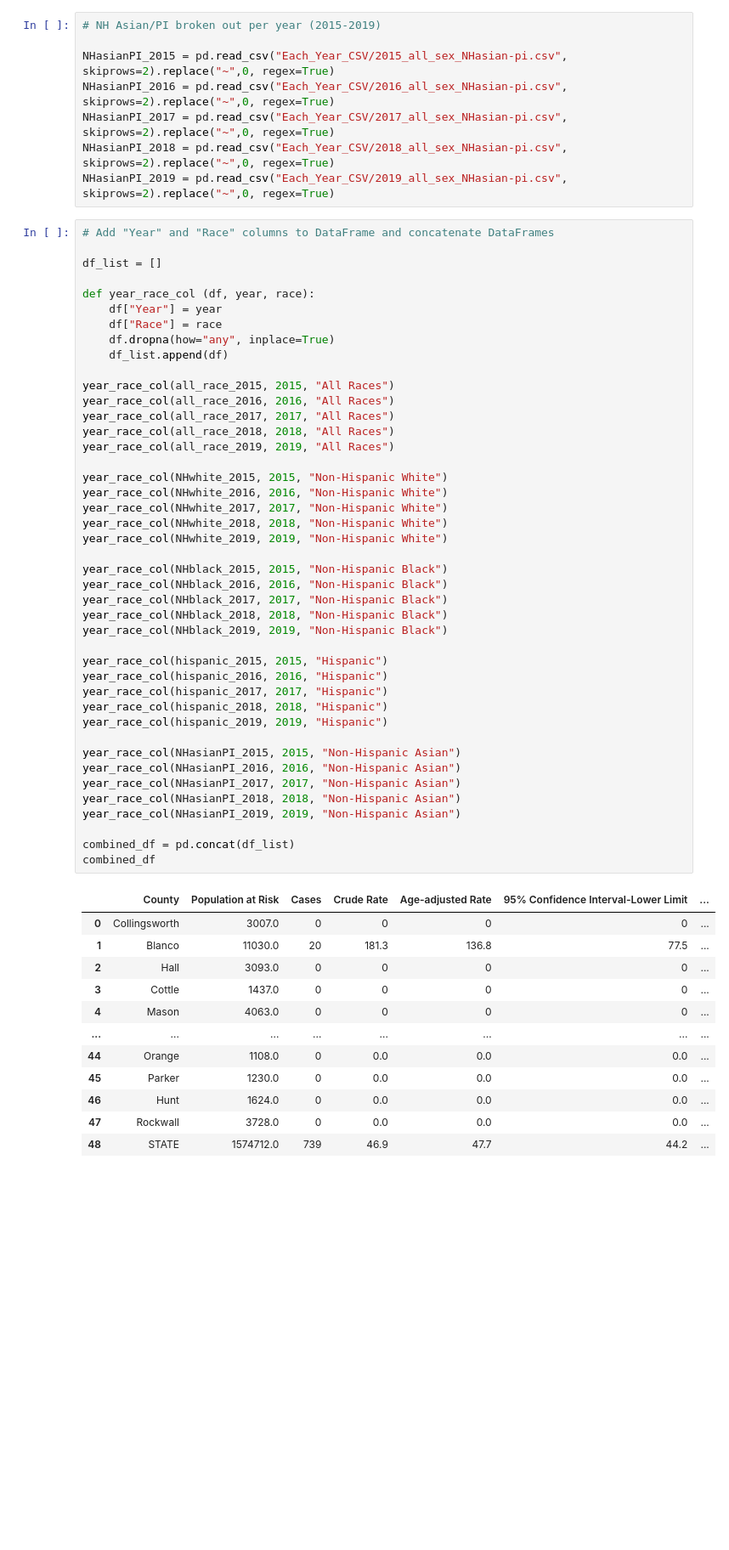
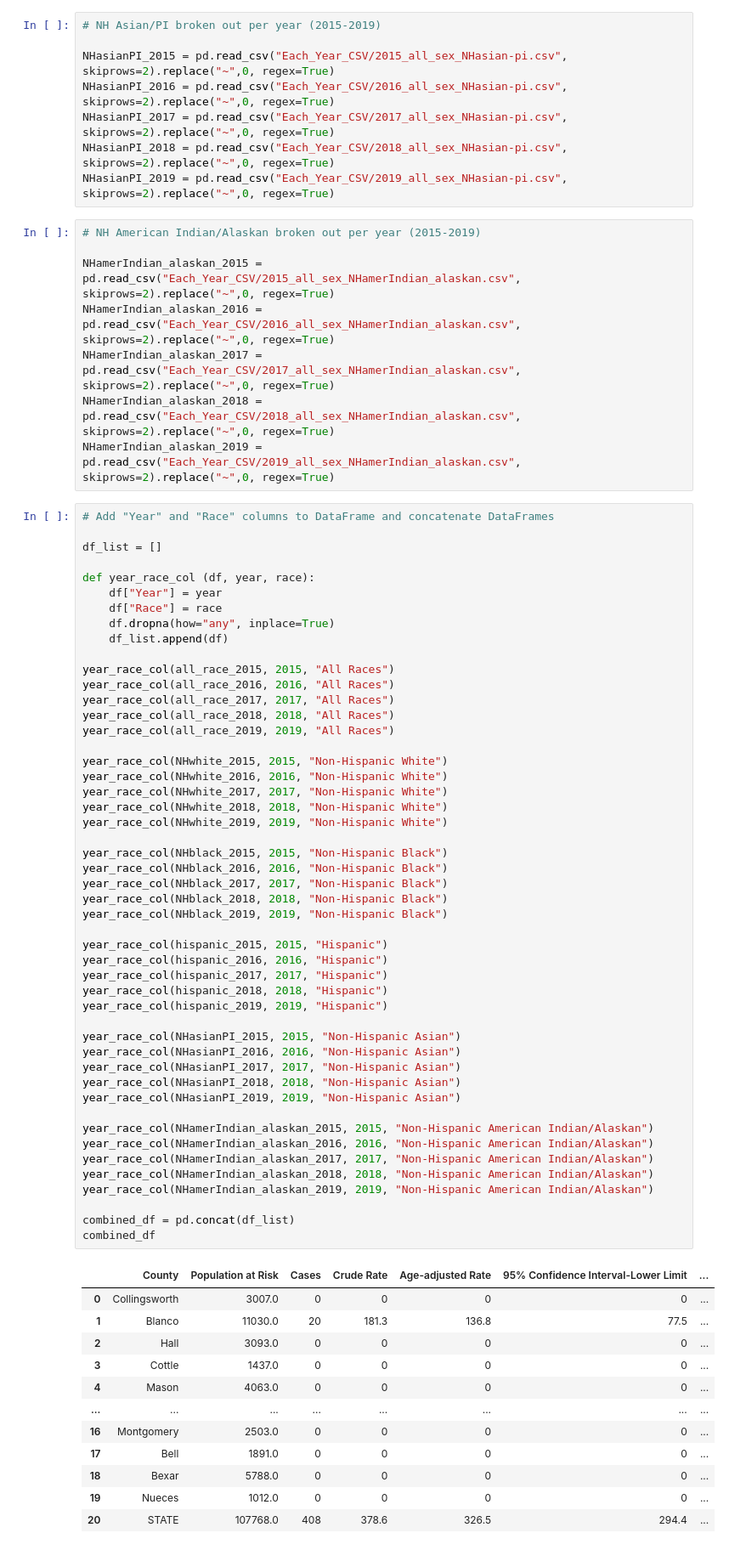
Before and after one commit to emilymees/Project-One, a Jupyter notebook: year_race_split.ipynb, the cells around one changed output. Shown at 85% size. Saved outputs shown, nothing was run; the diff lists cells and outputs as text; blank space fills up the shorter version.

```diff
--- a/year_race_split.ipynb
+++ b/year_race_split.ipynb
@@ -41,6 +41,14 @@ NHasianPI_2016 = pd.read_csv("Each_Year_CSV/2016_all_sex_NHasian-pi.csv", skipro
 NHasianPI_2017 = pd.read_csv("Each_Year_CSV/2017_all_sex_NHasian-pi.csv", skiprows=2).replace("~",0, regex=True)
 NHasianPI_2018 = pd.read_csv("Each_Year_CSV/2018_all_sex_NHasian-pi.csv", skiprows=2).replace("~",0, regex=True)
 NHasianPI_2019 = pd.read_csv("Each_Year_CSV/2019_all_sex_NHasian-pi.csv", skiprows=2).replace("~",0, regex=True)
+# %%
+# NH American Indian/Alaskan broken out per year (2015-2019)
+
+NHamerIndian_alaskan_2015 = pd.read_csv("Each_Year_CSV/2015_all_sex_NHamerIndian_alaskan.csv", skiprows=2).replace("~",0, regex=True)
+NHamerIndian_alaskan_2016 = pd.read_csv("Each_Year_CSV/2016_all_sex_NHamerIndian_alaskan.csv", skiprows=2).replace("~",0, regex=True)
+NHamerIndian_alaskan_2017 = pd.read_csv("Each_Year_CSV/2017_all_sex_NHamerIndian_alaskan.csv", skiprows=2).replace("~",0, regex=True)
+NHamerIndian_alaskan_2018 = pd.read_csv("Each_Year_CSV/2018_all_sex_NHamerIndian_alaskan.csv", skiprows=2).replace("~",0, regex=True)
+NHamerIndian_alaskan_2019 = pd.read_csv("Each_Year_CSV/2019_all_sex_NHamerIndian_alaskan.csv", skiprows=2).replace("~",0, regex=True)
 # %%
 # Add "Year" and "Race" columns to DataFrame and concatenate DataFrames
 
@@ -65,35 +73,41 @@ year_race_col(NHwhite_2018, 2018, "Non-Hispanic White")
 year_race_col(NHwhite_2019, 2019, "Non-Hispanic White")
 
 year_race_col(NHblack_2015, 2015, "Non-Hispanic Black")
 year_race_col(NHblack_2016, 2016, "Non-Hispanic Black")
 year_race_col(NHblack_2017, 2017, "Non-Hispanic Black")
 year_race_col(NHblack_2018, 2018, "Non-Hispanic Black")
 year_race_col(NHblack_2019, 2019, "Non-Hispanic Black")
 
 year_race_col(hispanic_2015, 2015, "Hispanic")
 year_race_col(hispanic_2016, 2016, "Hispanic")
 year_race_col(hispanic_2017, 2017, "Hispanic")
 year_race_col(hispanic_2018, 2018, "Hispanic")
 year_race_col(hispanic_2019, 2019, "Hispanic")
 
 year_race_col(NHasianPI_2015, 2015, "Non-Hispanic Asian")
 year_race_col(NHasianPI_2016, 2016, "Non-Hispanic Asian")
 year_race_col(NHasianPI_2017, 2017, "Non-Hispanic Asian")
 year_race_col(NHasianPI_2018, 2018, "Non-Hispanic Asian")
 year_race_col(NHasianPI_2019, 2019, "Non-Hispanic Asian")
 
+year_race_col(NHamerIndian_alaskan_2015, 2015, "Non-Hispanic American Indian/Alaskan")
+year_race_col(NHamerIndian_alaskan_2016, 2016, "Non-Hispanic American Indian/Alaskan")
+year_race_col(NHamerIndian_alaskan_2017, 2017, "Non-Hispanic American Indian/Alaskan")
+year_race_col(NHamerIndian_alaskan_2018, 2018, "Non-Hispanic American Indian/Alaskan")
+year_race_col(NHamerIndian_alaskan_2019, 2019, "Non-Hispanic American Indian/Alaskan")
+
 combined_df = pd.concat(df_list)
 combined_df
 # %% [output]
 |  | County | Population at Risk | Cases | Crude Rate | Age-adjusted Rate | 95% Confidence Interval-Lower Limit | ... |
 | 0 | Collingsworth | 3007.0 | 0 | 0 | 0 | 0 | ... |
 | 1 | Blanco | 11030.0 | 20 | 181.3 | 136.8 | 77.5 | ... |
 | 2 | Hall | 3093.0 | 0 | 0 | 0 | 0 | ... |
 | 3 | Cottle | 1437.0 | 0 | 0 | 0 | 0 | ... |
 | 4 | Mason | 4063.0 | 0 | 0 | 0 | 0 | ... |
 | ... | ... | ... | ... | ... | ... | ... | ... |
-| 44 | Orange | 1108.0 | 0 | 0.0 | 0.0 | 0.0 | ... |
-| 45 | Parker | 1230.0 | 0 | 0.0 | 0.0 | 0.0 | ... |
-| 46 | Hunt | 1624.0 | 0 | 0.0 | 0.0 | 0.0 | ... |
-| 47 | Rockwall | 3728.0 | 0 | 0.0 | 0.0 | 0.0 | ... |
-| 48 | STATE | 1574712.0 | 739 | 46.9 | 47.7 | 44.2 | ... |
+| 16 | Montgomery | 2503.0 | 0 | 0 | 0 | 0 | ... |
+| 17 | Bell | 1891.0 | 0 | 0 | 0 | 0 | ... |
+| 18 | Bexar | 5788.0 | 0 | 0 | 0 | 0 | ... |
+| 19 | Nueces | 1012.0 | 0 | 0 | 0 | 0 | ... |
+| 20 | STATE | 107768.0 | 408 | 378.6 | 326.5 | 294.4 | ... |
```
Also changed, not shown: parts of 8 cells of this notebook, 9 other files.
